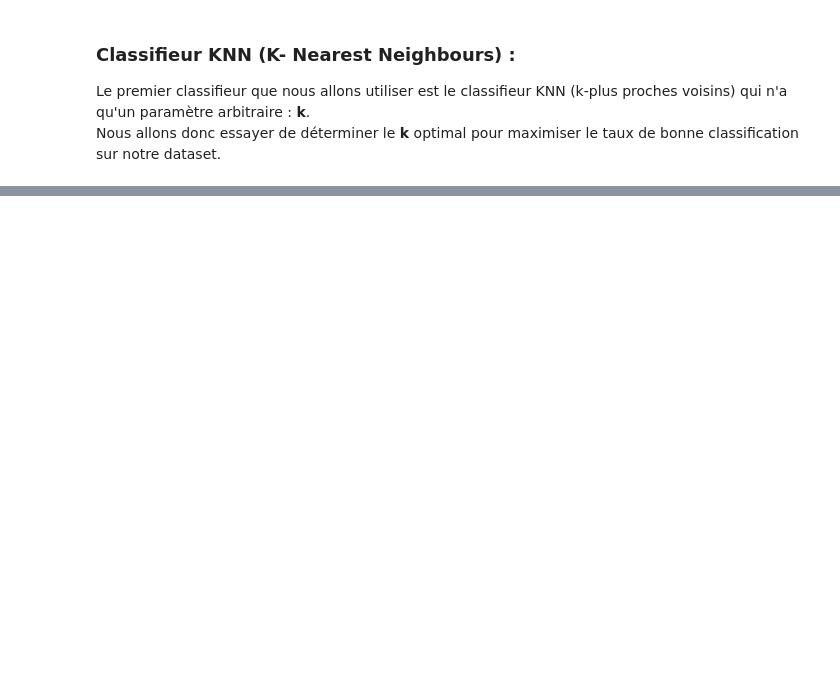
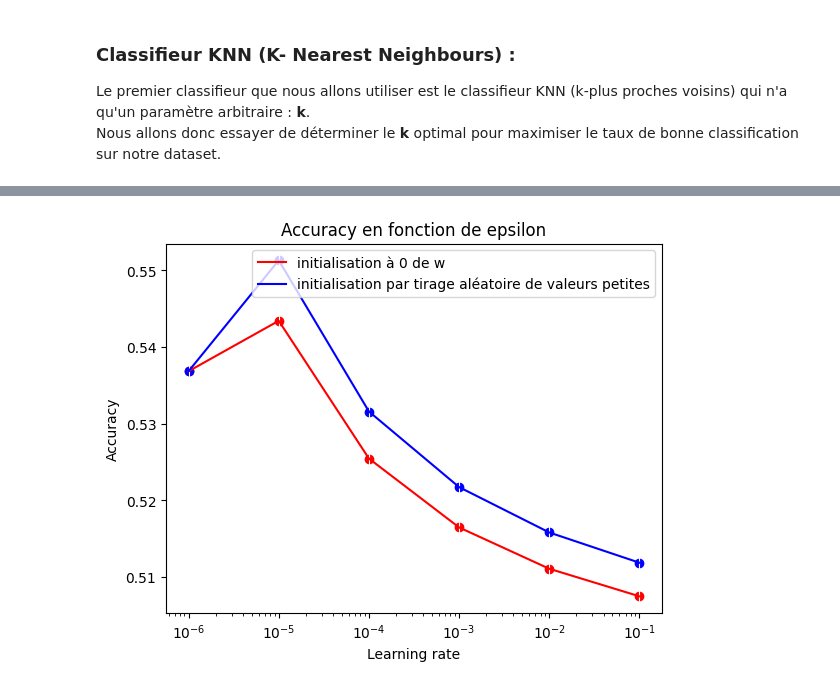
Before and after one commit to Lolikyu/Projet-DataScience, a Jupyter notebook: projet/notebook.ipynb, the cells around one changed output, grey strips where cells are left out. Cells and saved outputs as stored; diff of their text form; code cells hidden in the pictures; blank space fills up the shorter version.

```diff
--- a/projet/notebook.ipynb
+++ b/projet/notebook.ipynb
@@ -251,0 +404,88 @@ TypeError: object of type 'numpy.float64' has no len()
+# %%
+#np.random.seed(42)
+dict_accuracy_PB = {}
+list_epsilon = [0.000001, 0.00001,  0.0001,   0.001,   0.01,   0.1]
+for init, k1 in zip([True, False], [0, len(list_epsilon)]):
+    perfPerceptronBiais = []
+    #Crossvalidation de 10 :
+    index = np.random.permutation(len(valid_desc)) # mélange des index
+    Xm = valid_desc[index]
+    Ym = valid_label[index]
+    for epsilon, k2 in zip(list_epsilon, range(len(list_epsilon))):
+        for i in range(10):
+            Xapp, Yapp, Xtest, Ytest = ev.crossval_strat(Xm, Ym, 10, i)
+            PerceptronBiais = cl.ClassifierPerceptronBiais(dimension, epsilon, init) #(dimension, epsilon, init)
+            PerceptronBiais.train(Xapp, Yapp)
+            perfPerceptronBiais.append(PerceptronBiais.accuracy(Xtest, Ytest))
+
+        #on stocke les résultats dans la liste associée
+        dict_accuracy_PB[k1+k2] = ev.analyse_perfs(perfPerceptronBiais)[0]
+# %%
+best_epsilonb_key = ut.key_of_max(dict_accuracy_PB)
+modeb = best_epsilonb_key <= len(list_epsilon)//2
+best_epsilonb = list_epsilon[ut.key_of_max(dict_accuracy_PB)%len(list_epsilon)]
+
+#tracé de la variation de l'accuracy en fonction de epsilon
+plt.plot(list_epsilon, list(dict_accuracy_PB.values())[:len(list_epsilon)], color = "red")
+plt.plot(list_epsilon, list(dict_accuracy_PB.values())[len(list_epsilon):], color = "blue")
+plt.scatter(list_epsilon, list(dict_accuracy_PB.values())[:len(list_epsilon)], color = "red")
+plt.scatter(list_epsilon, list(dict_accuracy_PB.values())[len(list_epsilon):], color = "blue")
+plt.legend(["initialisation à 0 de w", "initialisation par tirage aléatoire de valeurs petites"])
+plt.xlabel("Learning rate")
+plt.ylabel("Accuracy")
+plt.title("Accuracy en fonction de epsilon")
+plt.grid(color = "white")
+plt.xscale("log")
+plt.show()
+
+if(modeb):
+    print("Initialisation à 0 de w")
+else:
+    print("Initialisation par tirage aléatoire de valeurs petites")
+print("Le learning rate ayant la meilleure accuracy est :", best_epsilonb)
+print("Accuracy : ", dict_accuracy_PB[best_epsilonb_key])
+
+#rd.seed(42)
+PerceptronBiais = cl.ClassifierPerceptronBiais(dimension, best_epsilonb, modeb) #(dimension, epsilon, init)
+# -----
+# Apprentissage pas à pas du perceptron et mémorisation de l'accuracy à chaque étape:
+# Listes qui vont servir à mémoriser les accuracy du perceptron à chaque étape:
+train_acc = []
+test_acc = []
+
+# Réalisation de N itérations
+print("Init perceptron: w= ", PerceptronBiais.w)
+N = 100
+for i in range(N):
+    PerceptronBiais.train_step(train_desc, train_label)
+    train_acc.append(PerceptronBiais.accuracy(train_desc, train_label))
+    test_acc.append(PerceptronBiais.accuracy(test_desc, test_label))
+
+# Traçage de la courbe des variations d'accuracy
+plt.plot(range(1,N+1),train_acc,test_acc)
+plt.ylabel('Accuracy')
+plt.xlabel("Etape")
+plt.legend(['train_acc','test_acc'])
+plt.show()
+
+# -----
+#les_differences = PerceptronBiais_2D.train(X2D, Y2D)
+allw = np.array(PerceptronBiais.get_allw())
+
+# Tracé de l'évolution des w:
+plt.figure()
+plt.plot(allw[:,0]) # première coordonnée du vecteur poids: w1
+plt.plot(allw[:,1]) # deuxième coordonnée du vecteur poids: w2
+plt.title('Evolution des w au cours des itérations du perceptron')
+plt.xlabel('iterations')
+plt.legend(['w1','w2'])
+
+# on considère les poids de perceptron2D_biais généré précédente:
+allw = np.array(PerceptronBiais.get_allw())
+cout = [np.sum(1-(np.multiply(np.dot(desc_set,w),label_set))) for w in allw]
+
+plt.figure()
+plt.plot(cout)
+plt.title('Evolution du coût')
+# %% [output]
+[figure, added]
```
Also changed, not shown: parts of 13 cells of this notebook, 2 other files.
